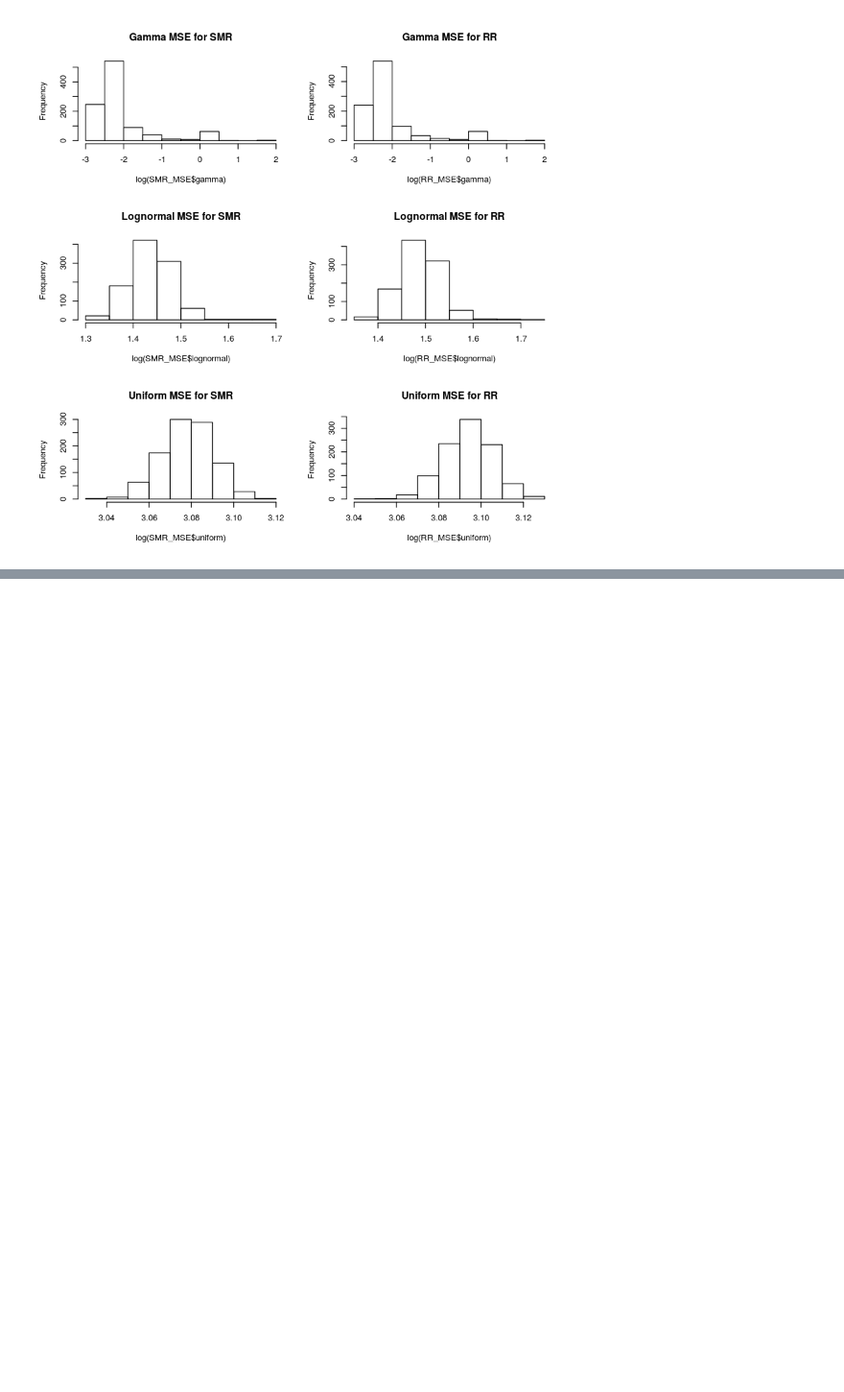
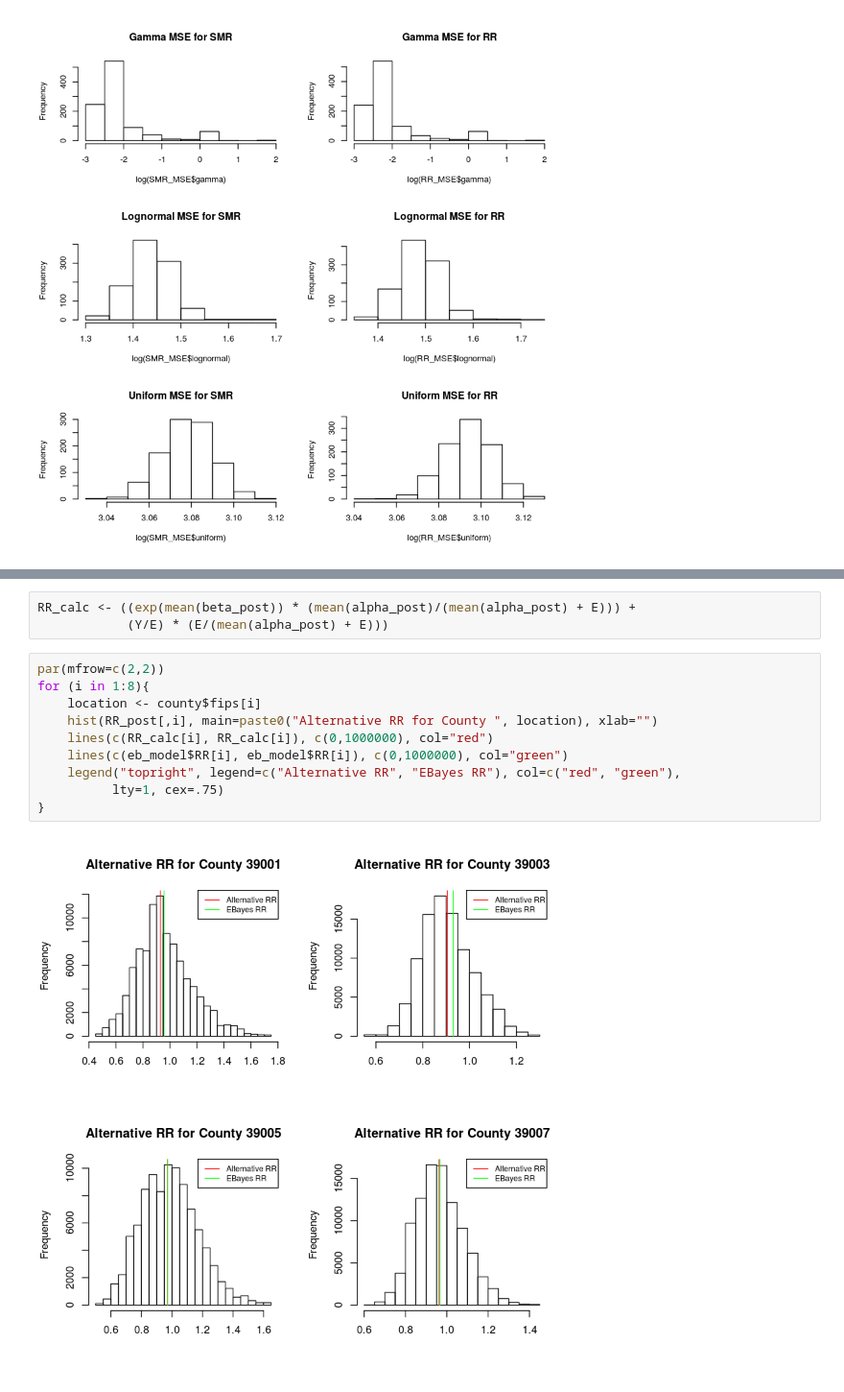
Before and after one commit to nmmarquez/spatial_epi, a Jupyter notebook: homework/hw2/hw2.ipynb, the cells around one changed output, grey strips where cells are left out. Shown: that part at 96% size. Drawn from its saved outputs; the diff is of its cells as text; blank space fills up the shorter version.

```diff
--- a/homework/hw2/hw2.ipynb
+++ b/homework/hw2/hw2.ipynb
@@ -323,0 +417,15 @@ hist(log(RR_MSE$uniform), main="Uniform MSE for RR")
+# %%
+RR_calc <- ((exp(mean(beta_post)) * (mean(alpha_post)/(mean(alpha_post) + E))) +
+            (Y/E) * (E/(mean(alpha_post) + E)))
+# %%
+par(mfrow=c(2,2))
+for (i in 1:8){
+    location <- county$fips[i]
+    hist(RR_post[,i], main=paste0("Alternative RR for County ", location), xlab="")
+    lines(c(RR_calc[i], RR_calc[i]), c(0,1000000), col="red")
+    lines(c(eb_model$RR[i], eb_model$RR[i]), c(0,1000000), col="green")
+    legend("topright", legend=c("Alternative RR", "EBayes RR"), col=c("red", "green"),
+          lty=1, cex=.75)
+}
+# %% [output]
+[figure, added]
```
Also changed, not shown: parts of 14 cells of this notebook, 1 other file.
